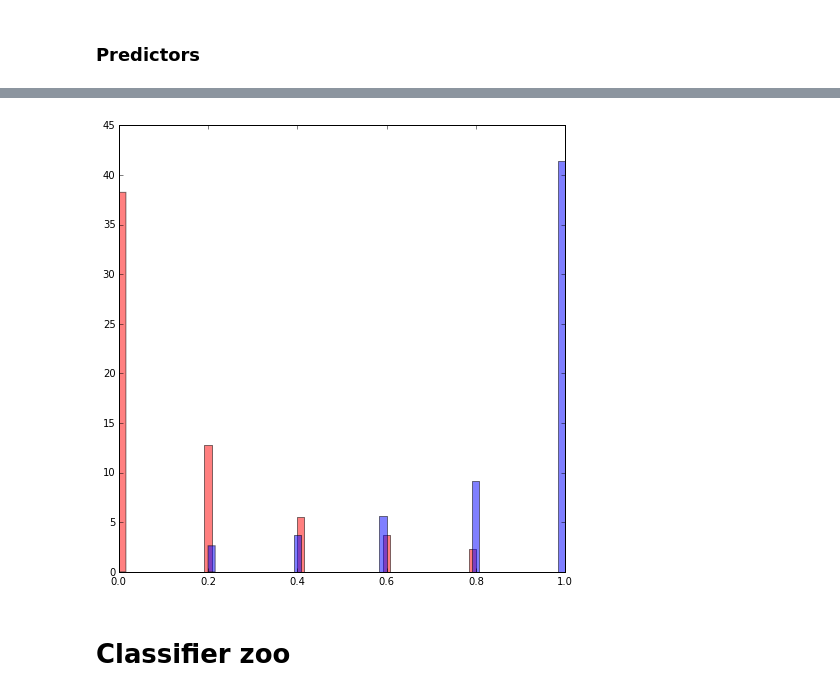
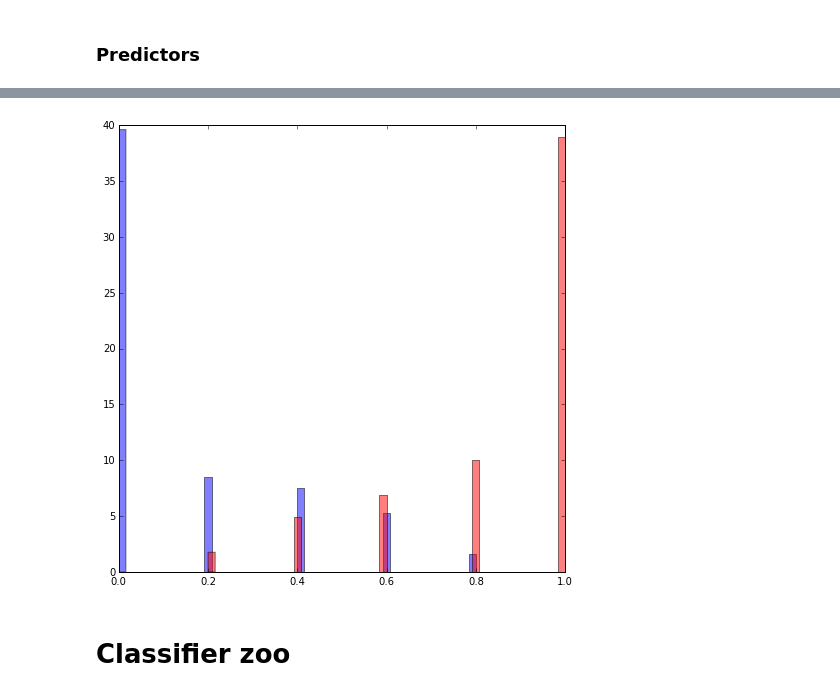
Before and after one commit to glouppe/tutorials-scikit-learn, a Jupyter notebook: An introduction to Machine Learning with Scikit-Learn.ipynb, the cells around one changed output, grey strips where cells are left out. Drawn from its saved outputs; the diff is of its cells as text; code cells hidden in the pictures.

```diff
--- a/An introduction to Machine Learning with Scikit-Learn.ipynb
+++ b/An introduction to Machine Learning with Scikit-Learn.ipynb
@@ -260,25 +260,25 @@ plot_surface(clf, X, y)
 # %%
 # Plot decision histograms
 def plot_histogram(clf, X, y, subplot=None, show=True):
     if subplot is None:
         fig = plt.figure()
     else:
         plt.subplot(*subplot)
 
     if hasattr(clf, "decision_function"):
         d = clf.decision_function(X)
     else:
-        d = clf.predict_proba(X)[:, 0]
+        d = clf.predict_proba(X)[:, 1]
 
+    plt.hist(d[y == "b"], bins=50, normed=True, color="b", alpha=0.5)
     plt.hist(d[y == "r"], bins=50, normed=True, color="r", alpha=0.5)
-    plt.hist(d[y == "b"], bins=50, normed=True, color="b", alpha=0.5)
 
     if show:
         plt.show()
 
 plot_histogram(clf, X, y)
 # %% [output]
-[figure, old version]
+[figure, new version]
 # %%
 def plot_clf(clf, X, y):
     plt.figure(figsize=(16, 8))
```
Also changed, not shown: parts of 21 cells of this notebook.
